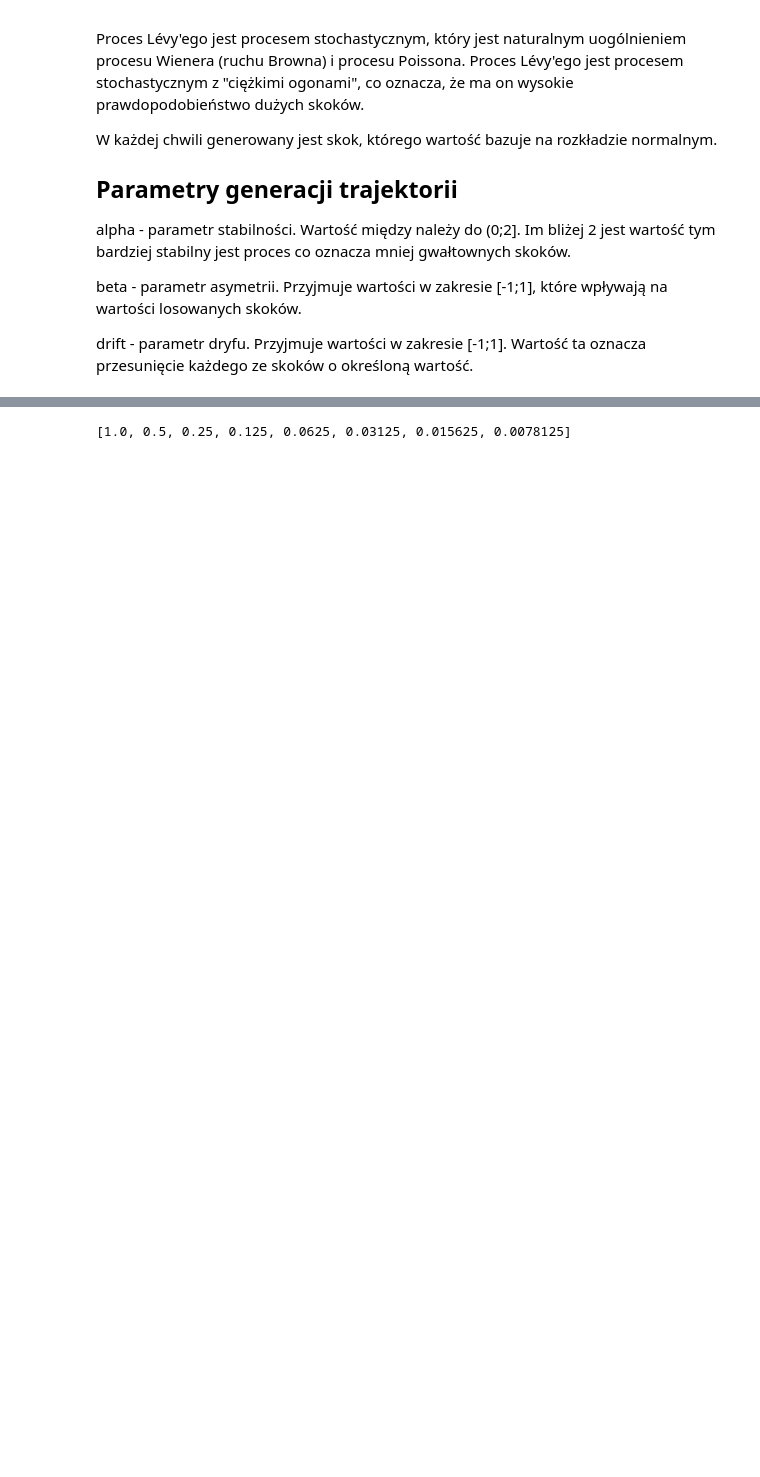
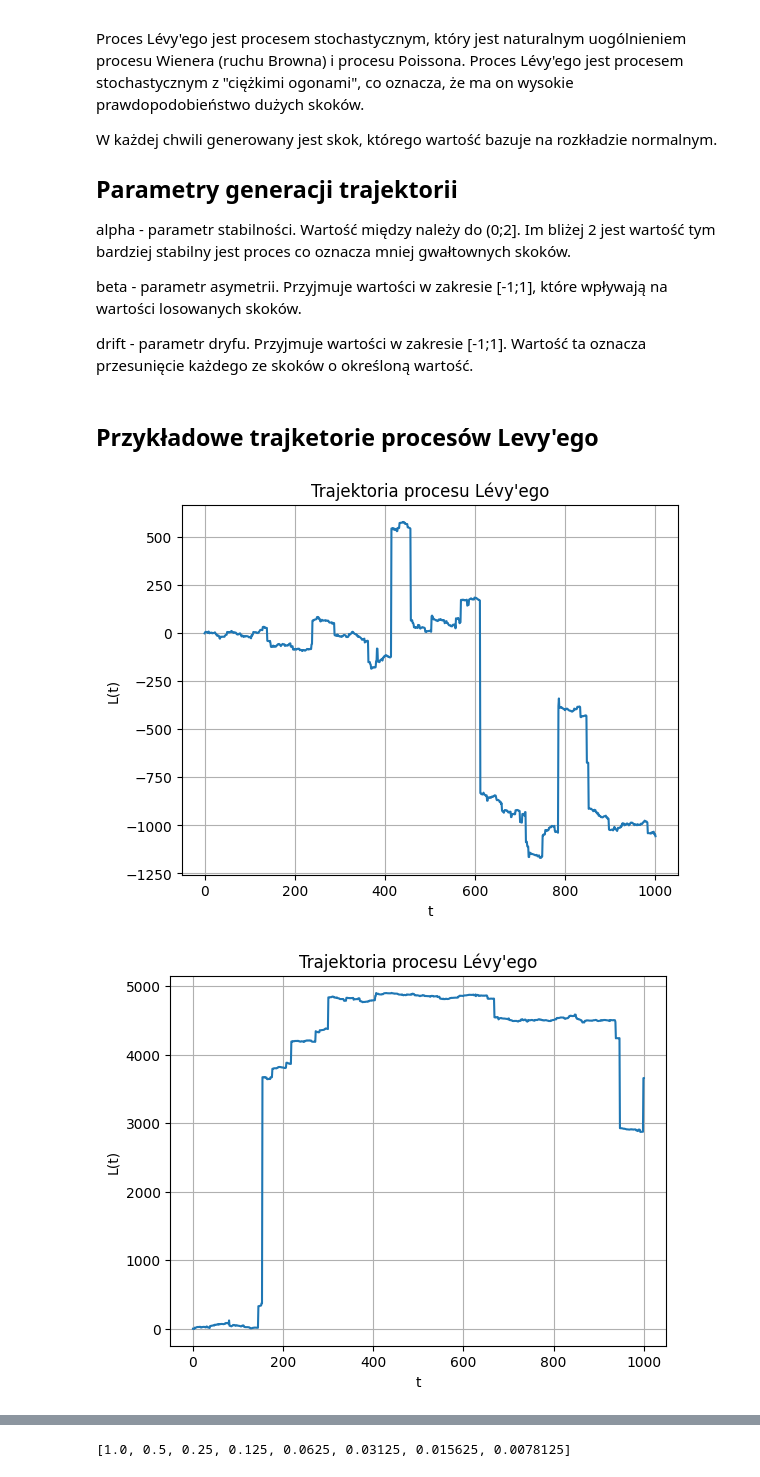
Before and after one commit to Lorak294/Levy-Stable-Processes, a Jupyter notebook: projekt2_levy2.ipynb, the cells around one changed output, grey strips where cells are left out. Cells and saved outputs as stored; diff of their text form; code cells hidden in the pictures; blank space fills up the shorter version.

```diff
--- a/projekt2_levy2.ipynb
+++ b/projekt2_levy2.ipynb
@@ -15,7 +15,8 @@ beta - parametr asymetrii. Przyjmuje wartości w zakresie [-1;1], które wpływa
 drift - parametr dryfu. Przyjmuje wartości w zakresie [-1;1]. Wartość ta oznacza przesunięcie każdego ze skoków o określoną wartość.
 # %%
 import numpy as np
-# import pandas as pd
+import matplotlib.pyplot as plt
+from mpl_toolkits.mplot3d import Axes3D
 
 def generate_levy_trajectory(n, alpha, beta, drift=0):
     """
@@ -50,3 +51,49 @@ def generate_levy_trajectory(n, alpha, beta, drift=0):
     trajectory = np.cumsum(jumps)
 
     return trajectory
+
+def plot_levy_trajectory(t,x):
+    plt.plot(t, x)
+    plt.title('Trajektoria procesu Lévy\'ego')
+    plt.xlabel('t')
+    plt.ylabel('L(t)')
+    plt.grid(True)
+    plt.show()
+
+def plot_levy_trajectory_3D(t,x,y):
+    fig = plt.figure(figsize=(14, 8))
+    ax = fig.add_subplot(111, projection='3d')
+    ax.plot(t, x, y)
+    ax.set_xlabel('t')
+    ax.set_ylabel('LX(t)')
+    ax.set_zlabel('LY(t)')
+    ax.set_title('Trajektoria procesu Lévy\'ego 3D')
+    plt.grid(True)
+    plt.show()
+    return
+# %% [markdown]
+## Przykładowe trajketorie procesów Levy'ego
+# %%
+# parametry trajektorii
+n = 1000
+
+alpha1 = 1.5
+beta1 = 0
+drift1 = 0
+
+alpha2 = 1.5
+beta2 = 0
+drift2 = 0
+
+x = generate_levy_trajectory(n, alpha1, beta1, drift1)
+y = generate_levy_trajectory(n, alpha2, beta2, drift2)
+t = np.linspace(0, n, n)
+
+
+# Narysuj wykres
+plot_levy_trajectory(t,x)
+plot_levy_trajectory(t,y)
+plot_levy_trajectory_3D(t,x,y)
+# %% [output]
+[figure, added]
+[figure, added]
```
Also changed, not shown: parts of 10 cells of this notebook.
